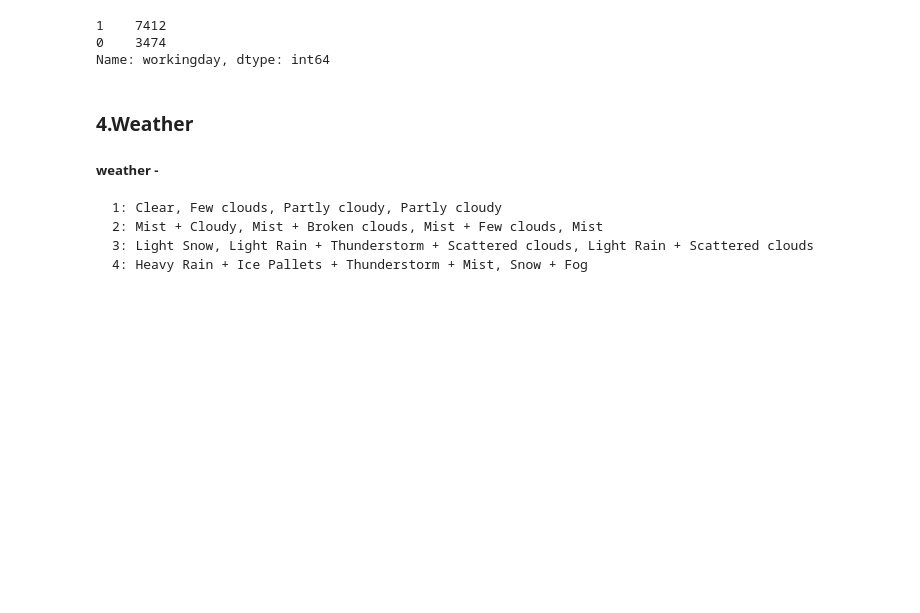
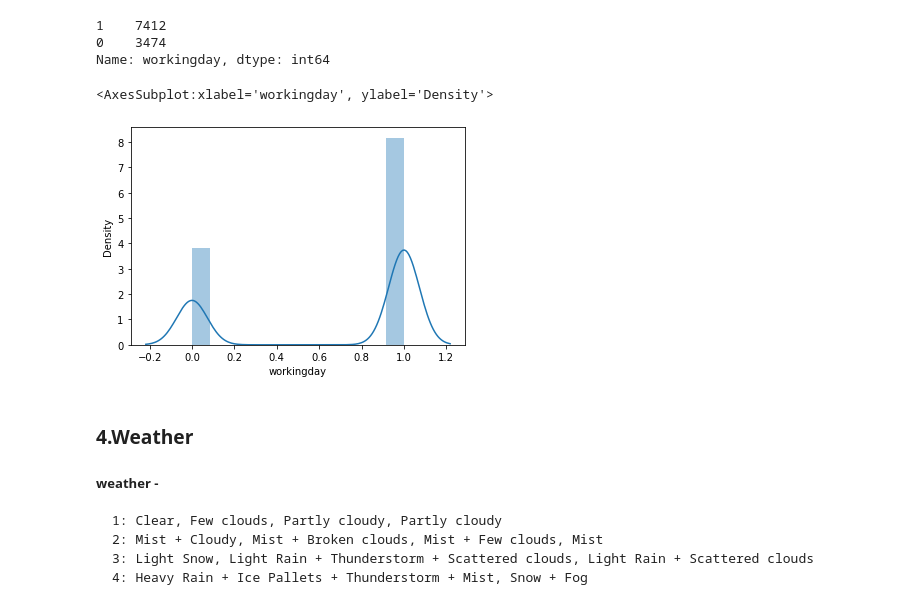
Before and after one commit to MayurNaktode/Bike-Sharing-Demand, a Jupyter notebook: Bike Sharing Demand.ipynb, the cells around one changed output. Drawn from its saved outputs; the diff is of its cells as text; code cells hidden in the pictures; blank space fills up the shorter version.

```diff
--- a/Bike Sharing Demand.ipynb
+++ b/Bike Sharing Demand.ipynb
@@ -408,6 +414,11 @@ Name: workingday, dtype: int64
 # %%
 workingdays_0 = df_bsd_train["workingday"] ==0
 workingdays_1 = df_bsd_train["workingday"] ==1
+# %%
+sns.distplot(df_bsd_train['workingday'])
+# %% [output]
+<AxesSubplot:xlabel='workingday', ylabel='Density'>
+[figure, added]
 # %% [markdown]
 ### 4.Weather
 
```
Also changed, not shown: parts of 40 cells of this notebook.
